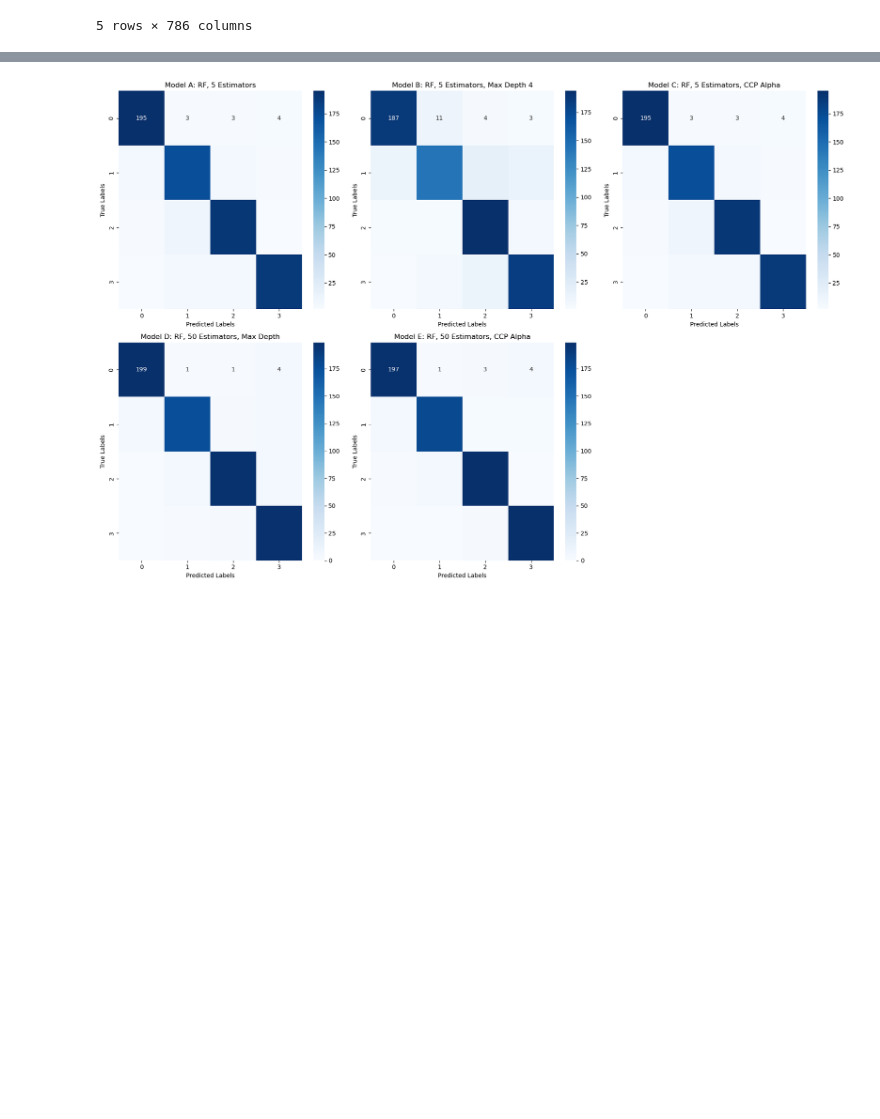
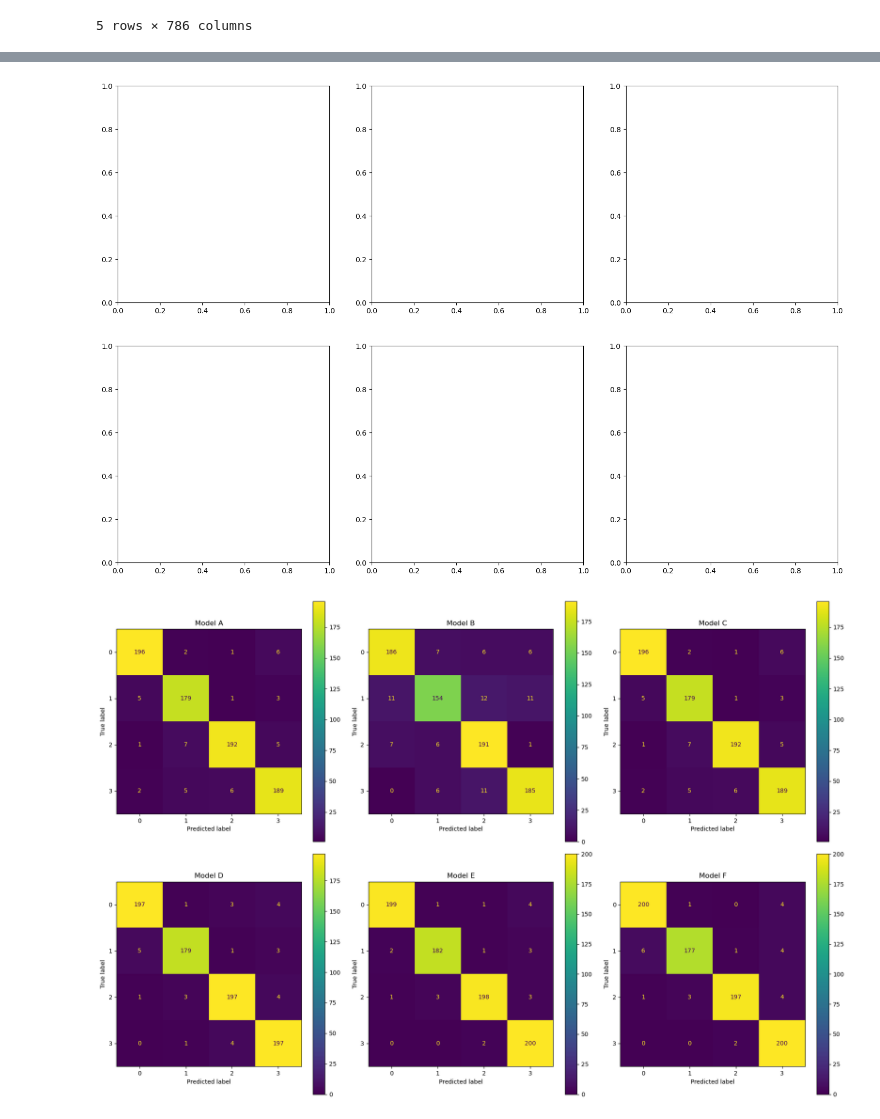
Before and after one commit to giomhern/machine-learning-spring-2024, a Jupyter notebook: week5/hw-notebooks/hw5.ipynb, the cells around one changed output, grey strips where cells are left out. Cells and saved outputs as stored; diff of their text form; code cells hidden in the pictures; blank space fills up the shorter version.

```diff
--- a/week5/hw-notebooks/hw5.ipynb
+++ b/week5/hw-notebooks/hw5.ipynb
@@ -92,54 +87,53 @@ accuracy_A, accuracy_B, accuracy_C, accuracy_D, accuracy_E, accuracy_F
 # %%
 # Prepare the new test set for model evaluation
-from sklearn.metrics import confusion_matrix
+from sklearn.metrics import confusion_matrix, ConfusionMatrixDisplay
 import seaborn as sns
 mnist_test_data = pd.read_csv('/Users/giovannimaya/Downloads/MNIST_test.csv')
 
 X_test_new = mnist_test_data.drop(['Unnamed: 0', 'response'], axis=1)
 y_test_new = mnist_test_data['response']
 
 # Predict with each model on the new test set
 y_pred_A_new = model_A.predict(X_test_new)
 y_pred_B_new = model_B.predict(X_test_new)
 y_pred_C_new = model_C.predict(X_test_new)
 y_pred_D_new = model_D.predict(X_test_new)
 y_pred_E_new = model_E.predict(X_test_new)
+y_pred_F_new = model_F.predict(X_test_new)
 
 # Compute confusion matrices for each random forest model on the new test set
 cm_A_new = confusion_matrix(y_test_new, y_pred_A_new)
 cm_B_new = confusion_matrix(y_test_new, y_pred_B_new)
 cm_C_new = confusion_matrix(y_test_new, y_pred_C_new)
 cm_D_new = confusion_matrix(y_test_new, y_pred_D_new)
 cm_E_new = confusion_matrix(y_test_new, y_pred_E_new)
+cm_F_new = confusion_matrix(y_test_new, y_pred_F_new)
+
 
 fig, axes = plt.subplots(nrows=2, ncols=3, figsize=(18, 12))
 
 # Titles for the models
 model_titles_new = [
-    'Model A: RF, 5 Estimators',
-    'Model B: RF, 5 Estimators, Max Depth 4',
-    'Model C: RF, 5 Estimators, CCP Alpha',
-    'Model D: RF, 50 Estimators, Max Depth',
-    'Model E: RF, 50 Estimators, CCP Alpha',
-    'Empty'  # Placeholder for the empty subplot
+    'Model A',
+    'Model B',
+    'Model C',
+    'Model D',
+    'Model E',
+    'Model F'
 ]
 
-# Confusion matrix for each model
-conf_matrices_new = [cm_A_new, cm_B_new, cm_C_new, cm_D_new, cm_E_new]
+fig, axes = plt.subplots(nrows=2, ncols=3, figsize=(18, 12))  # Create a 2x3 grid of subplots
+
+conf_matrices_new = [cm_A_new, cm_B_new, cm_C_new, cm_D_new, cm_E_new, cm_F_new]
 
 for ax, cm, title in zip(axes.flat, conf_matrices_new + [None], model_titles_new):
-    if cm is not None:
-        sns.heatmap(cm, annot=True, fmt='d', cmap='Blues', ax=ax)
-        ax.set_title(title)
-        ax.set_xlabel('Predicted Labels')
-        ax.set_ylabel('True Labels')
-    else:
-        ax.set_visible(False)
-
-plt.tight_layout()
-plt.show()
+    ConfusionMatrixDisplay(confusion_matrix=cm).plot(ax=ax)
+    ax.set_title(title)
+plt.tight_layout()  # Adjust subplots to minimize overlap
+plt.show()  # Display the plot
 # %% [output]
-[figure, old version]
+[figure, new version]
+[figure, added]
 # %%
 train_data = pd.read_csv('/Users/giovannimaya/Downloads/MNIST_train.csv')
 test_data = pd.read_csv('/Users/giovannimaya/Downloads/MNIST_test.csv')
```
Also changed, not shown: parts of 9 cells of this notebook, 1 other file.
